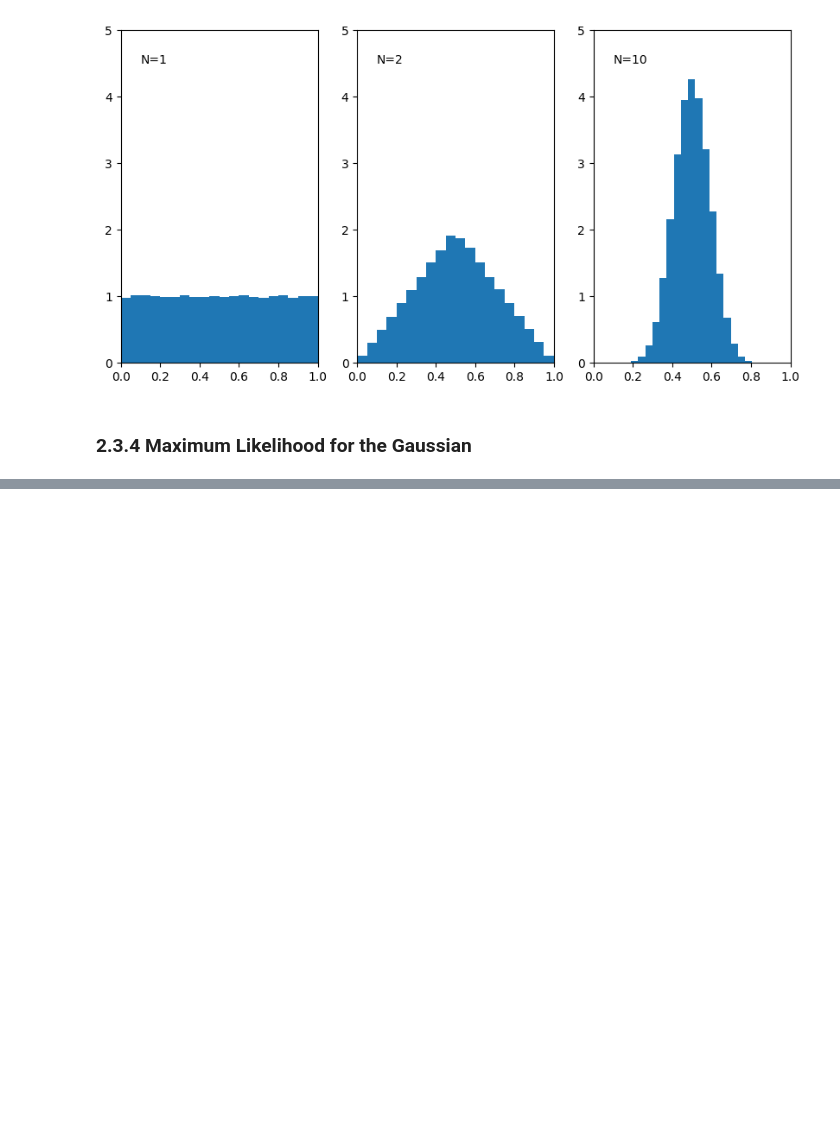
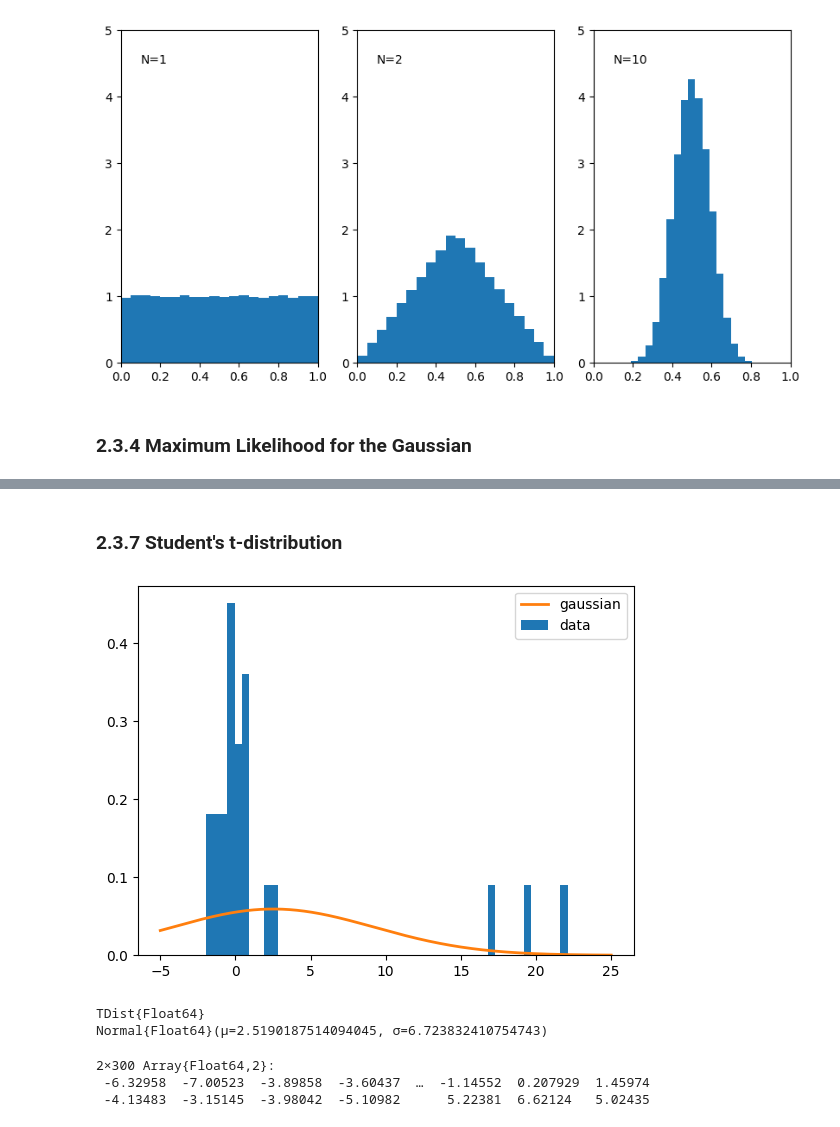
Before and after one commit to szmlb/PRML-jl, a Jupyter notebook: notebooks/ch02_Probability_Distributions.ipynb, the cells around one changed output, grey strips where cells are left out. Cells and saved outputs as stored; diff of their text form; code cells hidden in the pictures; blank space fills up the shorter version.

```diff
--- a/notebooks/ch02_Probability_Distributions.ipynb
+++ b/notebooks/ch02_Probability_Distributions.ipynb
@@ -250,0 +281,60 @@ PyPlot.show()
+# %% [markdown]
+### 2.3.7 Student's t-distribution
+# %%
+X = rand(Normal(0, 1), 20)
+X = vcat(X, rand(Normal(20.0, 1.0), 3))
+PyPlot.plt.hist(X, bins=50, normed=true, label="data")
+
+students_t = TDist(1)
+
+println(typeof(students_t))
+
+gaussian = Normal(0.0, 1.0)
+
+gaussian = fit(Normal, X)
+#students_t = fit(TDist, X) # not implemented
+
+println(gaussian)
+#println(students_t)
+
+x = range(-5, stop=25, length=1000)
+#PyPlot.plot(x, pdf.(students_t, x) label="student's t", linewidth=2)
+PyPlot.plot(x, pdf.(gaussian, x), label="gaussian", linewidth=2)
+PyPlot.legend()
+PyPlot.show()
+# %% [output]
+[figure, added]
+TDist{Float64}
+Normal{Float64}(μ=2.5190187514094045, σ=6.723832410754743)
+# %%
+mv = MvNormal(2, 1.0) # mu = [0, 0] sig = [1 0; 0 1]
+x1 = rand(mv, 100)
+x1 = x1 .+ [-5; -5]
+
+x2 = rand(mv, 100)
+x2 = x2 .+ [5; -5]
+
+x3 = rand(mv, 100)
+x3 = x3 .+ [0; 5]
+
+X = hcat(x1, x2, x3)
+
+#=
+model = MultivariateGaussianMixture(n_components=3)
+model.fit(X)
+print(model)
+
+x_test, y_test = np.meshgrid(np.linspace(-10, 10, 100), np.linspace(-10, 10, 100))
+X_test = np.array([x_test, y_test]).reshape(2, -1).transpose()
+probs = model.pdf(X_test)
+Probs = probs.reshape(100, 100)
+plt.scatter(X[:, 0], X[:, 1])
+plt.contour(x_test, y_test, Probs)
+plt.xlim(-10, 10)
+plt.ylim(-10, 10)
+plt.show()
+=#
+# %% [output]
+2×300 Array{Float64,2}:
+ -6.32958  -7.00523  -3.89858  -3.60437  …  -1.14552  0.207929  1.45974
+ -4.13483  -3.15145  -3.98042  -5.10982      5.22381  6.62124   5.02435
```
Also changed, not shown: parts of 6 cells of this notebook.
